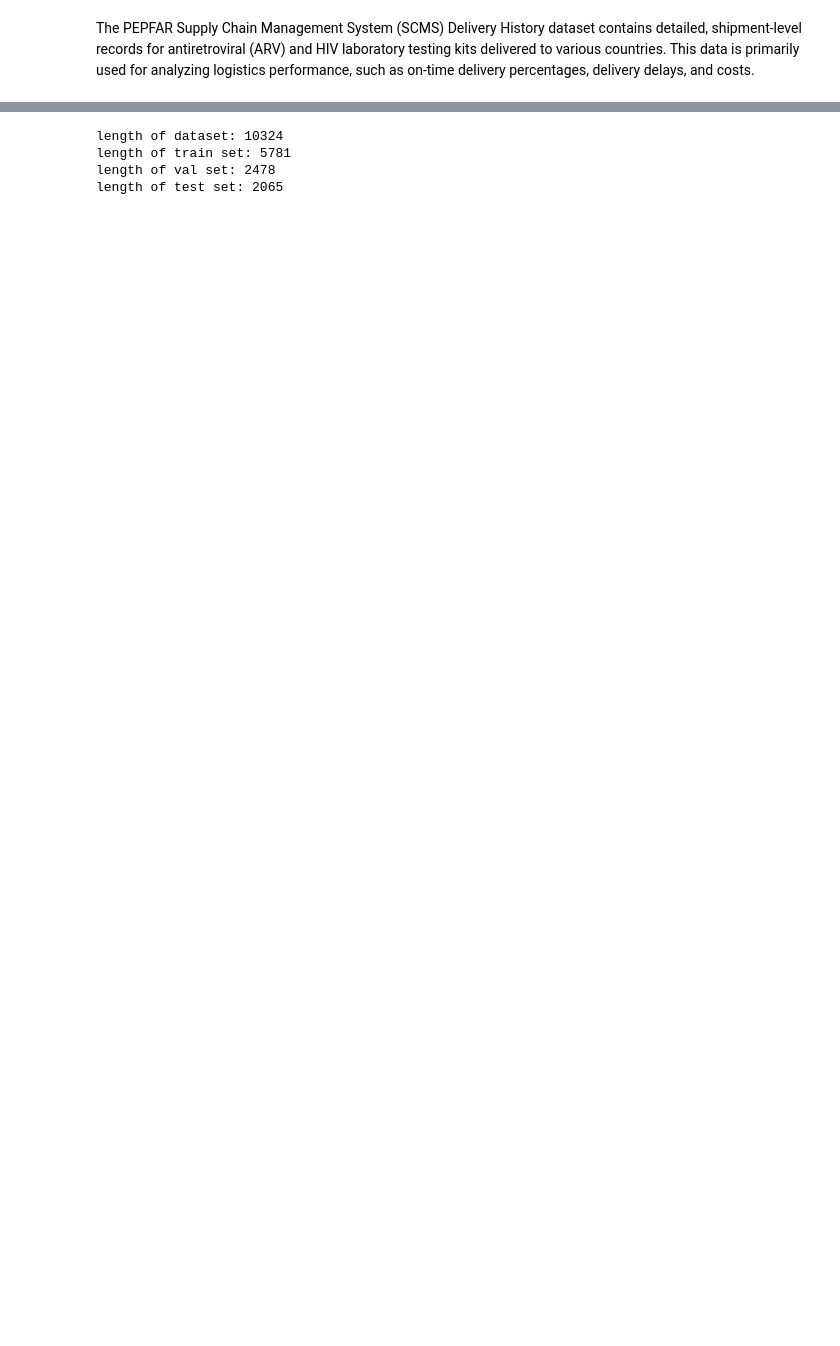
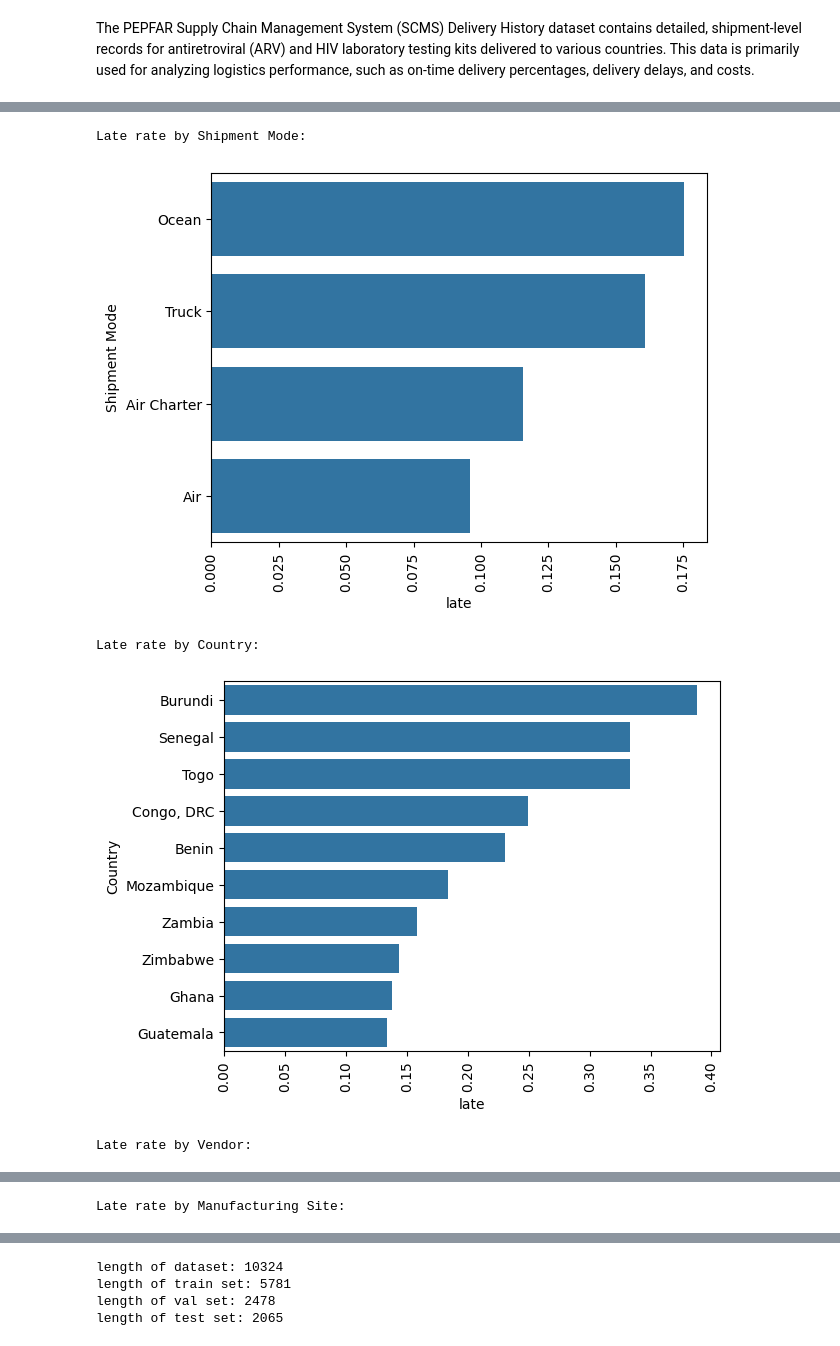
Before and after one commit to Tydos/Pharmaceutical-Supply-Chain-Optimisation, a Jupyter notebook: notebook/Supply_Chain_Optimisation.ipynb, the cells around one changed output, grey strips where cells are left out. Drawn from its saved outputs; the diff is of its cells as text; code cells hidden in the pictures; blank space fills up the shorter version.

```diff
--- a/notebook/Supply_Chain_Optimisation.ipynb
+++ b/notebook/Supply_Chain_Optimisation.ipynb
@@ -40,0 +124,14 @@ print(cat_cols)
+# %%
+#check late rate by differnet categorical features - top 10 most late features
+lateness_catogorical_cols = ['Shipment Mode', 'Country', 'Vendor','Manufacturing Site']
+for col in lateness_catogorical_cols:
+    print(f"Late rate by {col}:")
+    sns.barplot(x='late', y=col, data=eda_df.groupby(col)['late'].mean().reset_index().sort_values('late', ascending=False)[:10])
+    plt.xticks(rotation=90)
+    plt.show()
+# %% [output]
+Late rate by Shipment Mode:
+[figure, added]
+Late rate by Country:
+[figure, added]
+Late rate by Vendor:
@@ -40,0 +139 @@ print(cat_cols)
+Late rate by Manufacturing Site:
```
Also changed, not shown: parts of 39 cells of this notebook, 2 other files.
